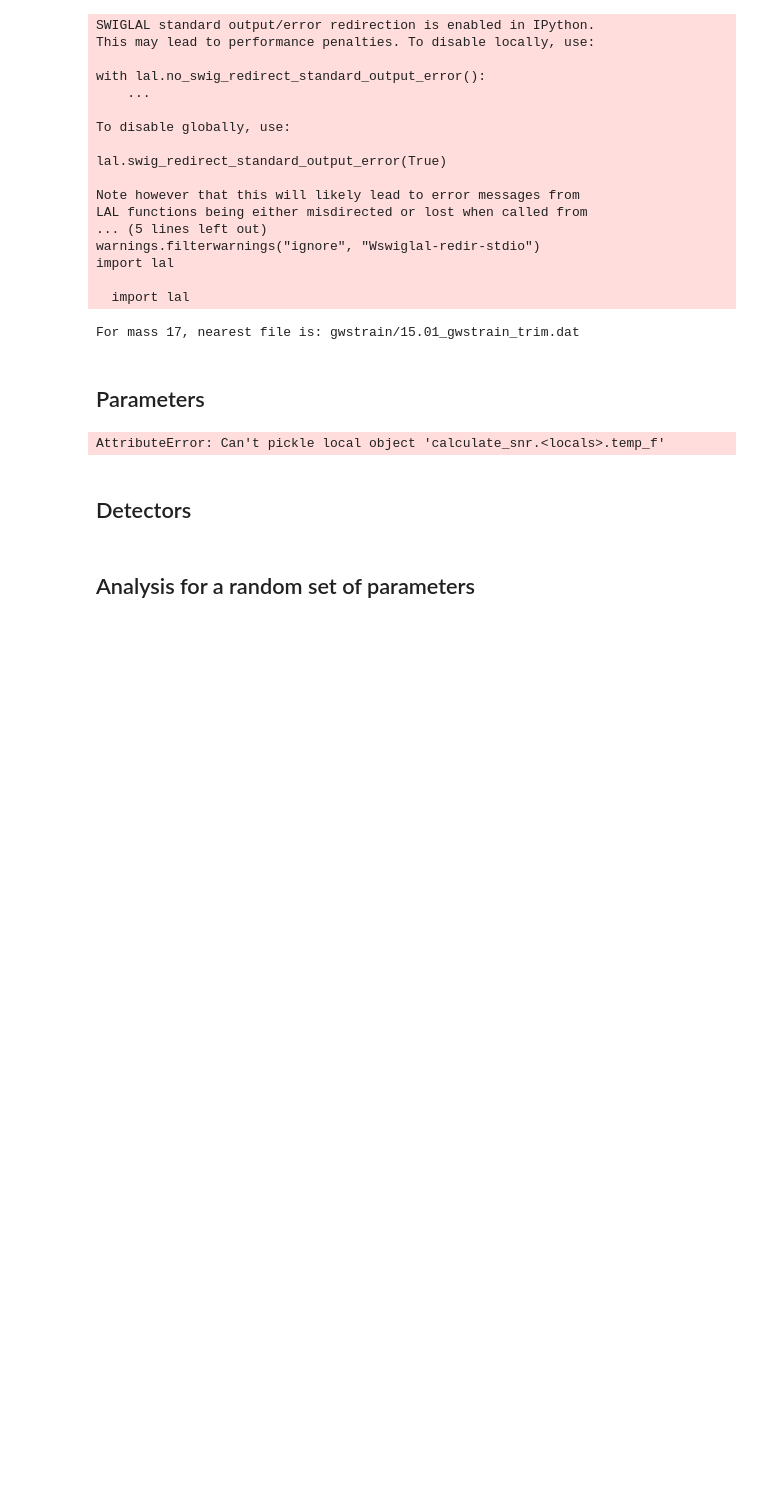
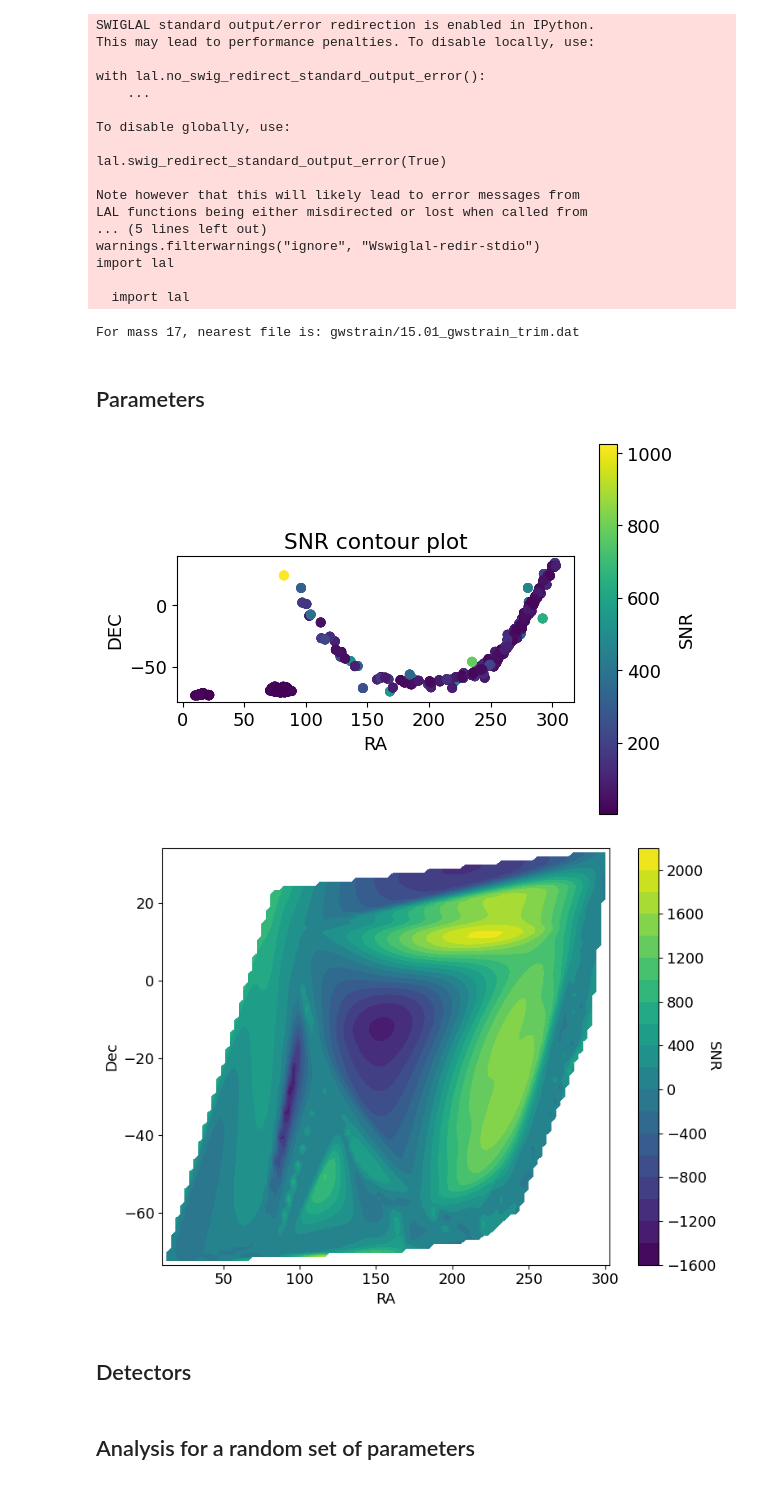
Before and after one commit to LudovicoAlt/GWFishRingDown, a Jupyter notebook: Merger_data_SN.ipynb, the cells around one changed output. Cells and saved outputs as stored; diff of their text form; code cells hidden in the pictures; blank space fills up the shorter version.

```diff
--- a/Merger_data_SN.ipynb
+++ b/Merger_data_SN.ipynb
@@ -233,8 +216,8 @@ def calculate_network(freq, hp, hc, detectors, params):
 # %%
 snr_samp = []
 for n_s in range(n_samples):
-    filemass = get_nearest_mass_file(m_ini_s[n_s])
-    d_in = d_s[n_s]
+    filemass    = get_nearest_mass_file(m_ini_s[n_s])
+    d_in        = d_s[n_s]
     params_list = list_of_params[n_s]
 
     kpc_to_cm   = const.kpc.to('cm').value
@@ -250,16 +233,59 @@ for n_s in range(n_samples):
     hc_freq, freq_range = make_fft_from_time_series(hc_in, df, dt)
     hp_freq, _          = make_fft_from_time_series(hp_in, df, dt)
 
-
     detectors_network_1 = ['ET']
     detectors_network_2 = ['ET', 'CE2']
     detectors_network_3 = ['ET', 'CE2', 'CE1']
-    all_networks        = [detectors_network_1]#, detectors_network_2, detectors_network_3]
+    all_networks        = [detectors_network_3] #, detectors_network_2, detectors_network_3]
     #snr_sub = (calculate_network(freq_range, hp_freq, hc_freq, detectors, params_list) for detectors in all_networks)
-    snr_sub = calculate_network(freq_range, hp_freq, hc_freq, detectors_network_1, params_list)
+    snr_sub = calculate_network(freq_range, hp_freq, hc_freq, detectors_network_3, params_list)
     snr_samp.append(snr_sub)
-# %% [output]
-AttributeError: Can't pickle local object 'calculate_snr.<locals>.temp_f'
-# %%
-snr_samp = np.array(snr_samp)
-list(snr_samp[0])
+# %%
+# i is n_samples, j is n_times, k = 0 is ra, k = 1 is dec, k = 2 is snr
+value_table = np.zeros((n_samples*time_samples, 3))
+for i in range(n_samples):
+    for j in range(time_samples):
+        value_table[i*time_samples+j, 0] = ra_s[i]
+        value_table[i*time_samples+j, 1] = dec_s[i]
+        value_table[i*time_samples+j, 2] = snr_samp[i][j][2]
+# %%
+import matplotlib.pyplot as plt
+from scipy.interpolate import griddata
+#countour plot on ra, dec
+fig, ax = plt.subplots()
+ax.set_aspect('equal')
+ax.set_xlabel('RA')
+ax.set_ylabel('DEC')
+ax.set_title('SNR contour plot')
+ra = value_table[:,0]
+dec = value_table[:,1]
+snr = value_table[:,2]
+sc = ax.scatter(ra, dec, c=snr, cmap='viridis')
+cbar = fig.colorbar(sc, ax=ax)
+cbar.set_label('SNR')
+plt.show()
+
+x_ = ra
+y_ = dec
+z_ = snr
+
+xi = np.linspace(x_.min(), x_.max(), 100)
+yi = np.linspace(y_.min(), y_.max(), 100)
+X, Y = np.meshgrid(xi, yi)
+
+# Interpolate the data onto the grid
+Z = griddata((x_, y_), z_, (X, Y), method='cubic')
+
+# Create the contour plot
+plt.figure(figsize=(8, 6))
+CS = plt.contourf(X, Y, Z, 20, cmap='viridis')
+cbar = plt.colorbar(CS)
+cbar.set_label('SNR', rotation=270)
+# Customize the plot
+plt.xlabel('RA')
+plt.ylabel('Dec')
+plt.tight_layout()
+plt.show()
+# %% [output]
+[figure, added]
+[figure, added]
```
Also changed, not shown: parts of 8 cells of this notebook, 10 other files.
